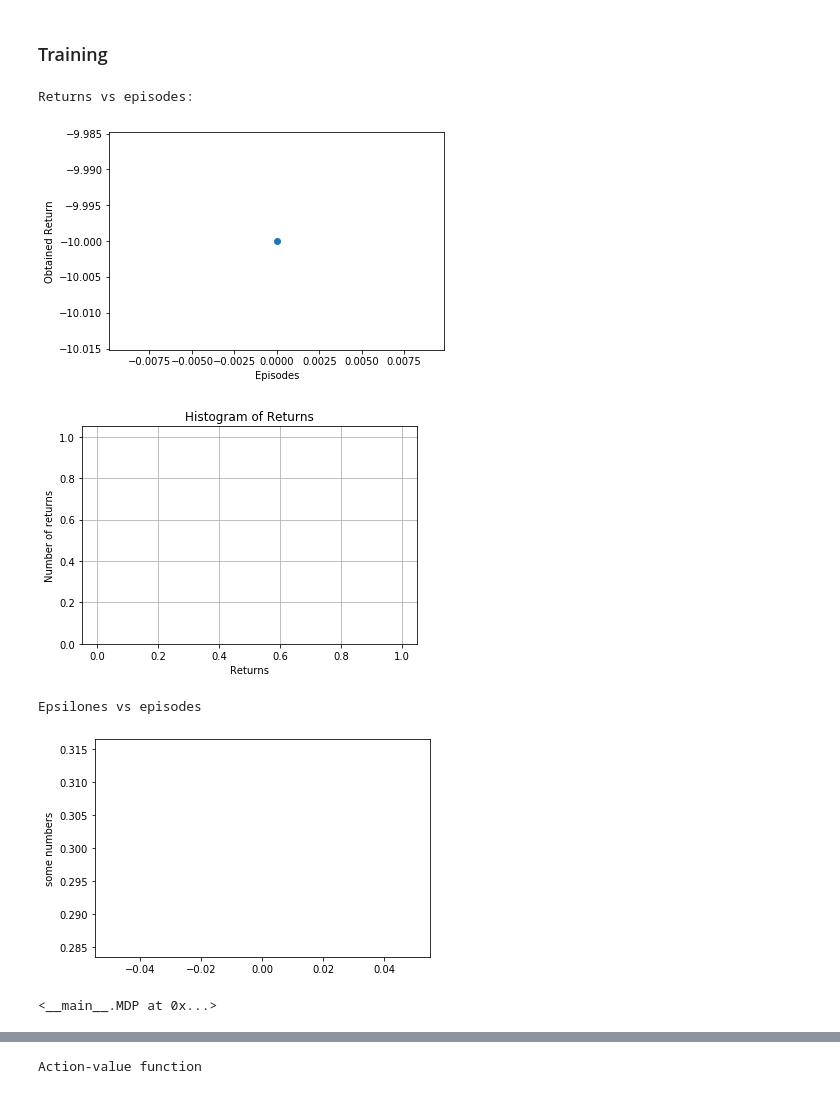
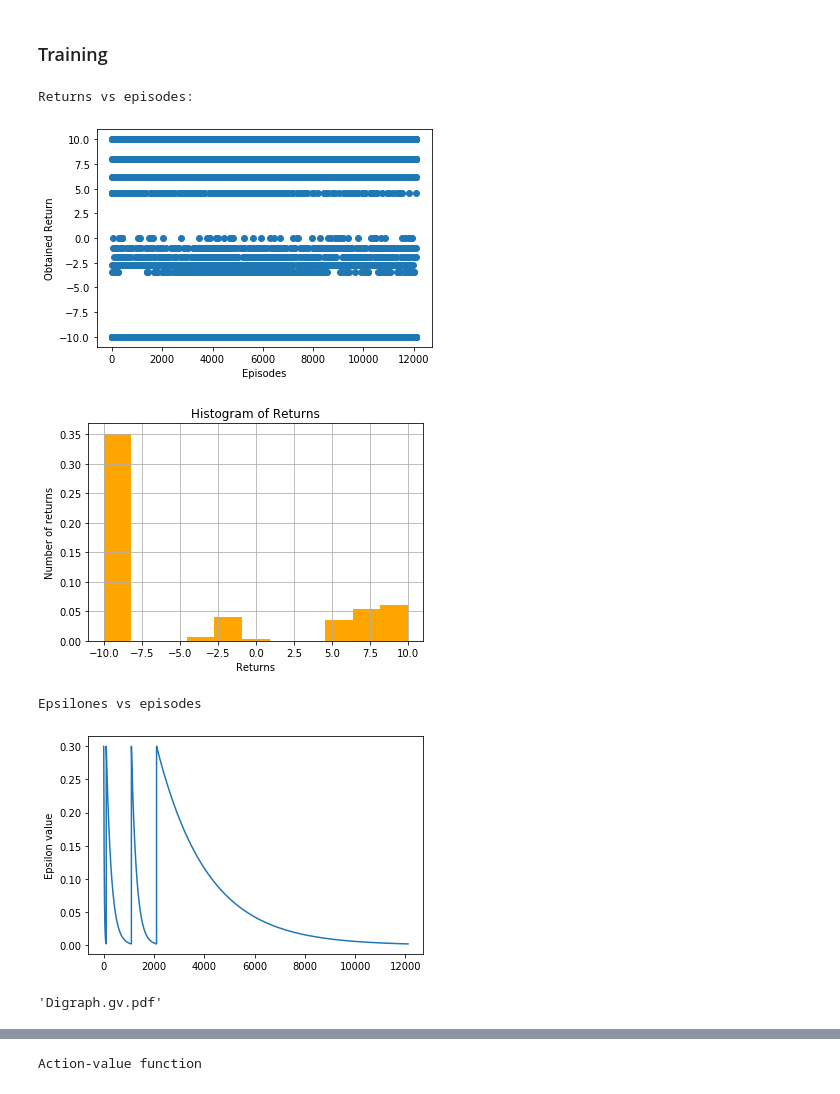
Before and after one commit to engineerskkw/WinTacToe, a Jupyter notebook: src/agents/Monte_Carlo_agent_alpha_draft.ipynb, the cells around one changed output, grey strips where cells are left out. Drawn from its saved outputs; the diff is of its cells as text; code cells hidden in the pictures.

```diff
--- a/src/agents/Monte_Carlo_agent_alpha_draft.ipynb
+++ b/src/agents/Monte_Carlo_agent_alpha_draft.ipynb
@@ -642,38 +633,42 @@ agent2 = Agent(env, players[1])
 mces = MonteCarloES(agent1, agent2)
 # %%
 # Train
-mces.train(1, initial_epsilon=0.3)
+mces.train(10000, initial_epsilon=0.3)
 
+# Plot
 x = list(range(len(mces.agent2_G)))
 y = mces.agent2_G
 plt.scatter(x, y)
 plt.ylabel('Obtained Return')
 plt.xlabel('Episodes')
 print("Returns vs episodes:")
 plt.show()
 
 x = np.array(mces.agent2_G)[-1000:-1]
 n, bins, patches = plt.hist(x, bins='auto', density=True, facecolor='orange', alpha=1)
 plt.xlabel('Returns')
 plt.ylabel('Number of returns')
 plt.title('Histogram of Returns')
 plt.grid(True)
 plt.show()
 
 plt.plot(mces.epsilons)
-plt.ylabel('some numbers')
+plt.ylabel('Epsilon value')
+plt.ylabel('Epsilon value')
 print("Epsilones vs episodes")
 plt.show()
 # %% [output]
 Returns vs episodes:
-[figure, old version]
+[figure, new version]
-[figure, old version]
+[figure, new version]
 Epsilones vs episodes
-[figure, old version]
+[figure, new version]
-# %%
-agent1.get_MDP()
-# %% [output]
-<__main__.MDP at 0x...>
+# %%
+mdp = agent1.get_MDP()
+mdp.mdp_graph.view()
+# mdp
+# %% [output]
+'Digraph.gv.pdf'
 # %%
 print("Last episode")
 agent1.last_episode
```
Also changed, not shown: parts of 3 cells of this notebook, 1 other file.
